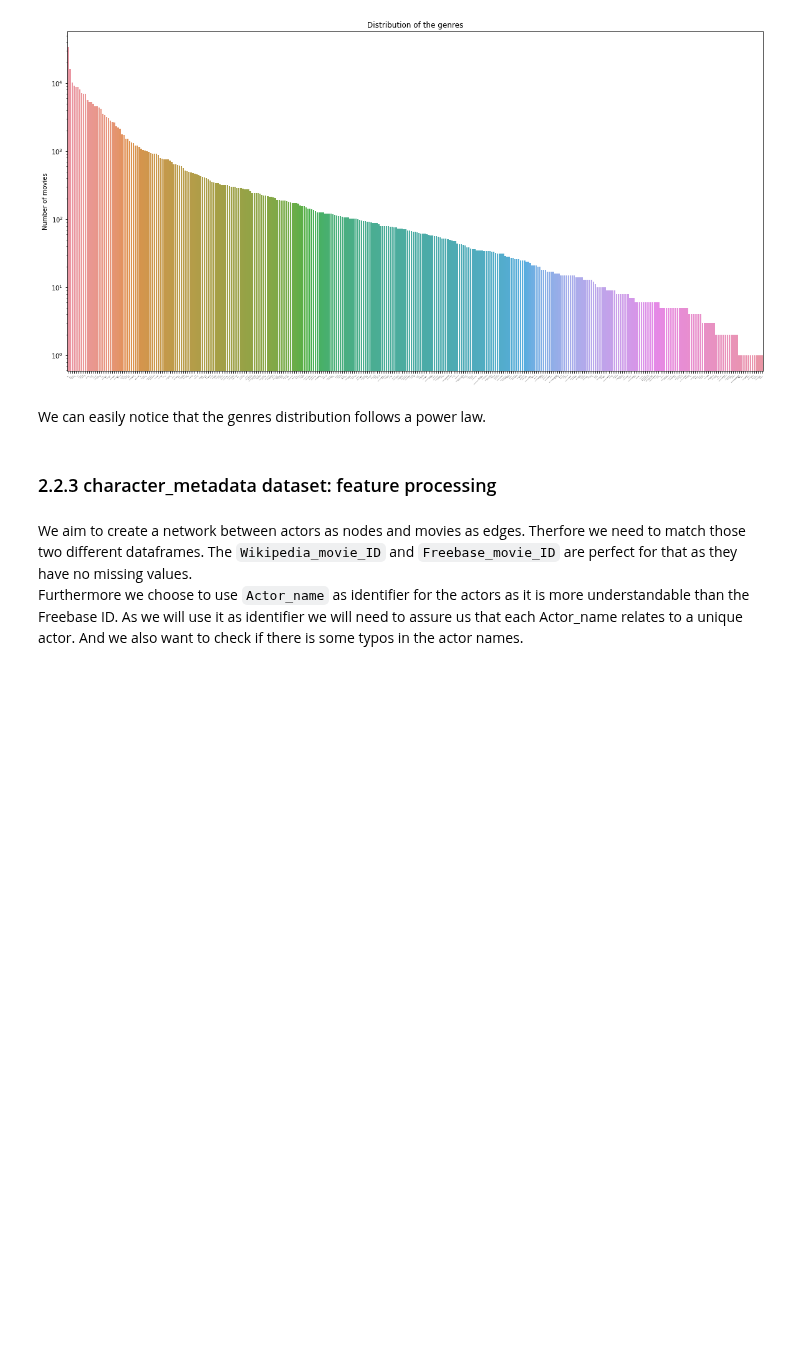
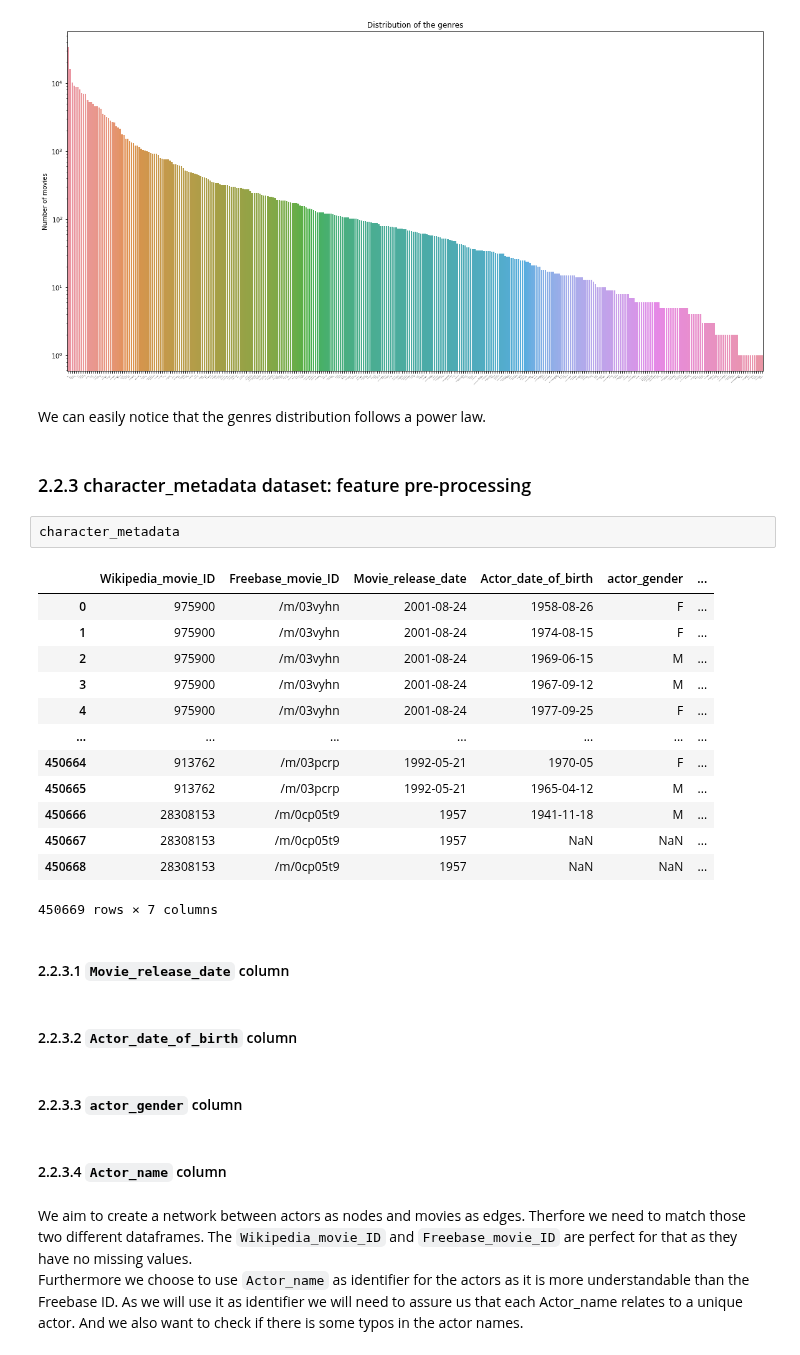
Before and after one commit to epfl-ada/ada-2022-project-addaxx, a Jupyter notebook: CMU.ipynb, the cells around one changed output. Drawn from its saved outputs; the diff is of its cells as text; blank space fills up the shorter version.

Commit message:
character_meta
character_meta

```diff
--- a/CMU.ipynb
+++ b/CMU.ipynb
@@ -213,7 +213,31 @@ plt.show()
 # %% [markdown]
 We can easily notice that the genres distribution follows a power law.
 # %% [markdown]
-### 2.2.3 character_metadata dataset: feature processing
+### 2.2.3 character_metadata dataset: feature pre-processing
+# %%
+character_metadata
+# %% [output]
+|  | Wikipedia_movie_ID | Freebase_movie_ID | Movie_release_date | Actor_date_of_birth | actor_gender | ... |
+| 0 | 975900 | /m/03vyhn | 2001-08-24 | 1958-08-26 | F | ... |
+| 1 | 975900 | /m/03vyhn | 2001-08-24 | 1974-08-15 | F | ... |
+| 2 | 975900 | /m/03vyhn | 2001-08-24 | 1969-06-15 | M | ... |
+| 3 | 975900 | /m/03vyhn | 2001-08-24 | 1967-09-12 | M | ... |
+| 4 | 975900 | /m/03vyhn | 2001-08-24 | 1977-09-25 | F | ... |
+| ... | ... | ... | ... | ... | ... | ... |
+| 450664 | 913762 | /m/03pcrp | 1992-05-21 | 1970-05 | F | ... |
+| 450665 | 913762 | /m/03pcrp | 1992-05-21 | 1965-04-12 | M | ... |
+| 450666 | 28308153 | /m/0cp05t9 | 1957 | 1941-11-18 | M | ... |
+| 450667 | 28308153 | /m/0cp05t9 | 1957 | NaN | NaN | ... |
+| 450668 | 28308153 | /m/0cp05t9 | 1957 | NaN | NaN | ... |
+450669 rows × 7 columns
+# %% [markdown]
+#### 2.2.3.1 `Movie_release_date` column
+# %% [markdown]
+#### 2.2.3.2 `Actor_date_of_birth` column
+# %% [markdown]
+#### 2.2.3.3 `actor_gender` column
+# %% [markdown]
+#### 2.2.3.4 `Actor_name` column
 # %% [markdown]
 We aim to create a network between actors as nodes and movies as edges. Therfore we need to match those two different dataframes. The `Wikipedia_movie_ID` and `Freebase_movie_ID` are perfect for that as they have no missing values. <br>
 Furthermore we choose to use `Actor_name` as identifier for the actors as it is more understandable than the Freebase ID. As we will use it as identifier we will need to assure us that each Actor_name relates to a unique actor. And we also want to check if there is some typos in the actor names.
```
Also changed, not shown: parts of 1 cell of this notebook, 1 other file.
